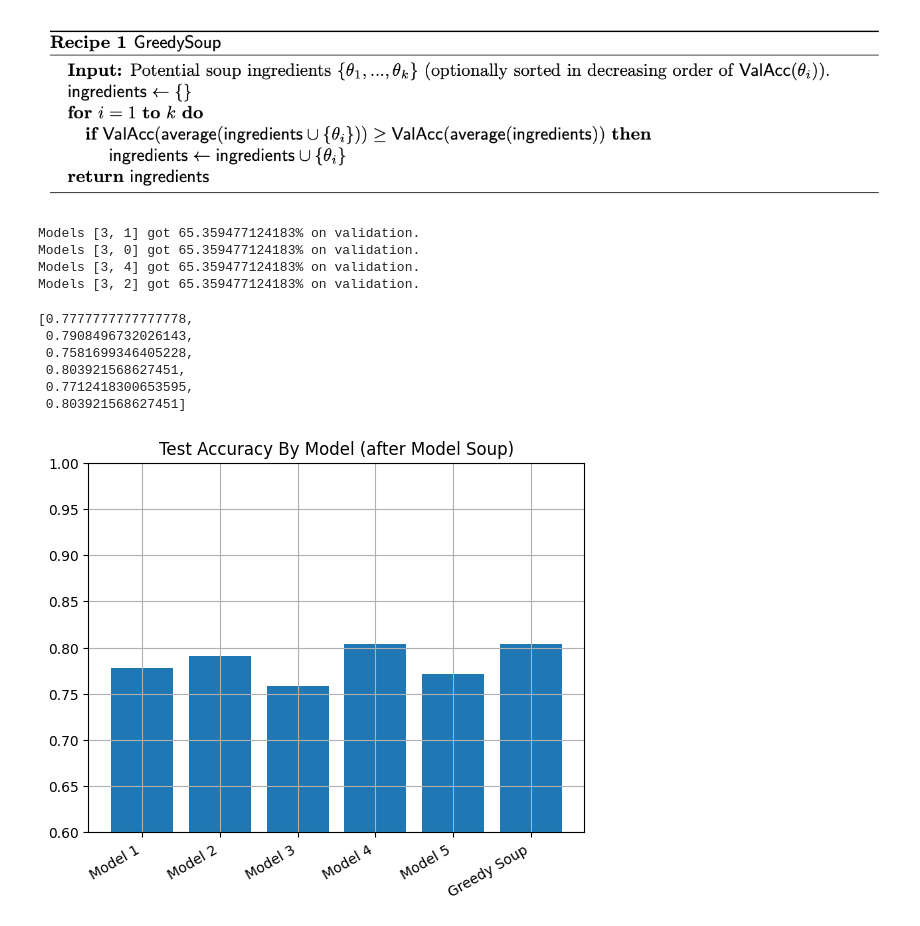
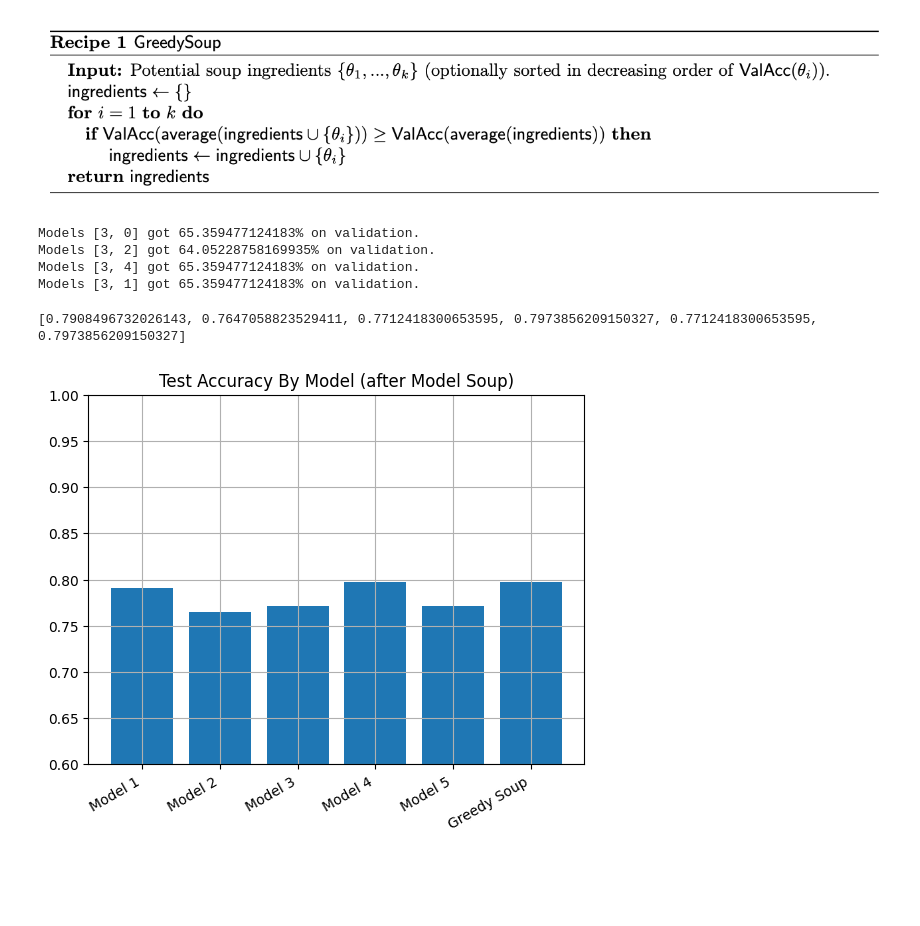
Before and after one commit to pavaris-pm/FeaturizedConvolution-Network, a Jupyter notebook: [Acc0_81]_FeaturizedConv_Pima_Indians_Diabetes_Database.ipynb, the cells around one changed output. Saved outputs shown, nothing was run; the diff lists cells and outputs as text; code cells hidden in the pictures; blank space fills up the shorter version.

```diff
--- a/[Acc0_81]_FeaturizedConv_Pima_Indians_Diabetes_Database.ipynb
+++ b/[Acc0_81]_FeaturizedConv_Pima_Indians_Diabetes_Database.ipynb
@@ -125,0 +184,2 @@ y = dataset[:, -1]
+# %%
+dataset = df.values
@@ -951,3 +1015,7 @@ def get_model(state_dicts, alphal):
 val_results = []
 for weight_file in glob.glob('/content/ensemble/*'):
   val_results.append(evaluate(weight_file))
+# %%
+val_results2 = []
+for i in range(len(val_results)):
+  val_results2.append(val_results[i][1])
@@ -967,9 +1043,8 @@ plt.show()
 ![greedysoup.png](embedded-picture-1)
 # %%
 ranked_candidates = [i for i in range(len(state_dicts))]
-ranked_candidates.sort(key=lambda x: -val_results[x])
-
-current_best = val_results[ranked_candidates[0]]
+ranked_candidates.sort(key=lambda x: -val_results[x][1])
+current_best = val_results[ranked_candidates[0]][1]
 best_ingredients = ranked_candidates[:1]
 for i in range(1, len(state_dicts)):
   # add current index to the ingredients
@@ -986,10 +1061,10 @@ for i in range(1, len(state_dicts)):
     current_best = current
     best_ingredients = ingredient_indices
 # %% [output]
+Models [3, 0] got 65.359477124183% on validation.
+Models [3, 2] got 64.05228758169935% on validation.
+Models [3, 4] got 65.359477124183% on validation.
 Models [3, 1] got 65.359477124183% on validation.
-Models [3, 0] got 65.359477124183% on validation.
-Models [3, 4] got 65.359477124183% on validation.
-Models [3, 2] got 65.359477124183% on validation.
 # %%
 # implementation of model soup
 alphal = [0 for i in range(len(state_dicts))]
@@ -998,21 +1073,19 @@ for j in best_ingredients:
 model = get_model(state_dicts, alphal)
 
 val_results.append(test(model))
-val_results
+val_results2.append(test(model))
+# for i in range(len(val_results)):
+#   print(val_results[i][1])
+print(val_results2)
 # %% [output]
-[0.7777777777777778,
- 0.7908496732026143,
- 0.7581699346405228,
- 0.803921568627451,
- 0.7712418300653595,
- 0.803921568627451]
+[0.7908496732026143, 0.7647058823529411, 0.7712418300653595, 0.7973856209150327, 0.7712418300653595, 0.7973856209150327]
 # %%
 names.append("Greedy Soup")
-plt.bar(names, val_results)
+plt.bar(names, val_results2)
 plt.title("Test Accuracy By Model (after Model Soup)")
 plt.ylim([0.6,1])
 plt.xticks(rotation=30, ha='right')
 plt.grid(True)
 plt.show()
 # %% [output]
-[figure, old version]
+[figure, new version]
```
Also changed, not shown: parts of 23 cells of this notebook.
